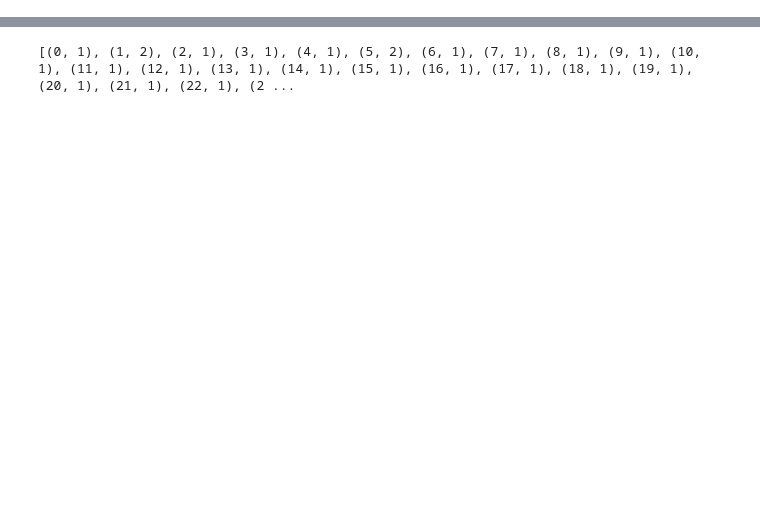
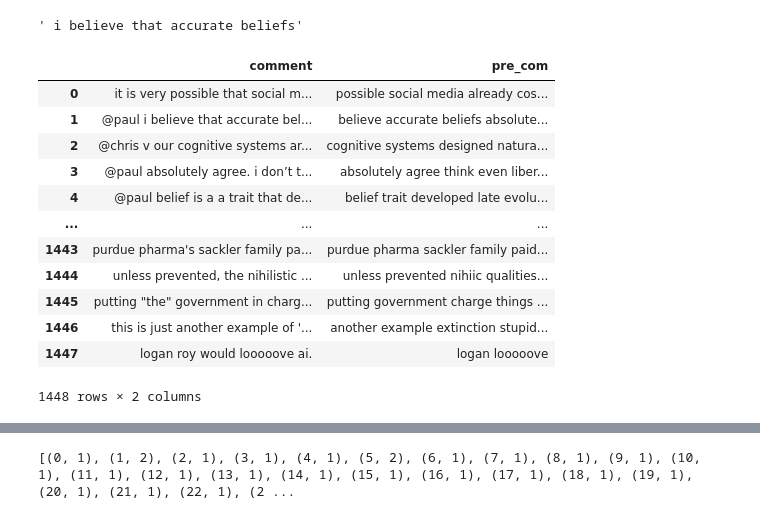
Before and after one commit to isevr/nytimes, a Jupyter notebook: topic modelling.ipynb, the cells around one changed output, grey strips where cells are left out. Cells and saved outputs as stored; diff of their text form; code cells hidden in the pictures; blank space fills up the shorter version.

```diff
--- a/topic modelling.ipynb
+++ b/topic modelling.ipynb
@@ -7,0 +41,22 @@ comments.drop(comments.columns[1],axis=1,inplace=True)
+# %%
+text = '@paul i believe that accurate beliefs'
+
+re.sub(r'@[^ ]*',r'',text)
+# %% [output]
+' i believe that accurate beliefs'
+# %%
+df
+# %% [output]
+|  | comment | pre_com |
+| 0 | it is very possible that social m... | possible social media already cos... |
+| 1 | @paul i believe that accurate bel... | believe accurate beliefs absolute... |
+| 2 | @chris v our cognitive systems ar... | cognitive systems designed natura... |
+| 3 | @paul absolutely agree. i don’t t... | absolutely agree think even liber... |
+| 4 | @paul belief is a a trait that de... | belief trait developed late evolu... |
+| ... | ... | ... |
+| 1443 | purdue pharma's sackler family pa... | purdue pharma sackler family paid... |
+| 1444 | unless prevented, the nihilistic ... | unless prevented nihiic qualities... |
+| 1445 | putting "the" government in charg... | putting government charge things ... |
+| 1446 | this is just another example of '... | another example extinction stupid... |
+| 1447 | logan roy would looooove ai. | logan looooove |
+1448 rows × 2 columns
```
Also changed, not shown: parts of 10 cells of this notebook, 3 other files.
